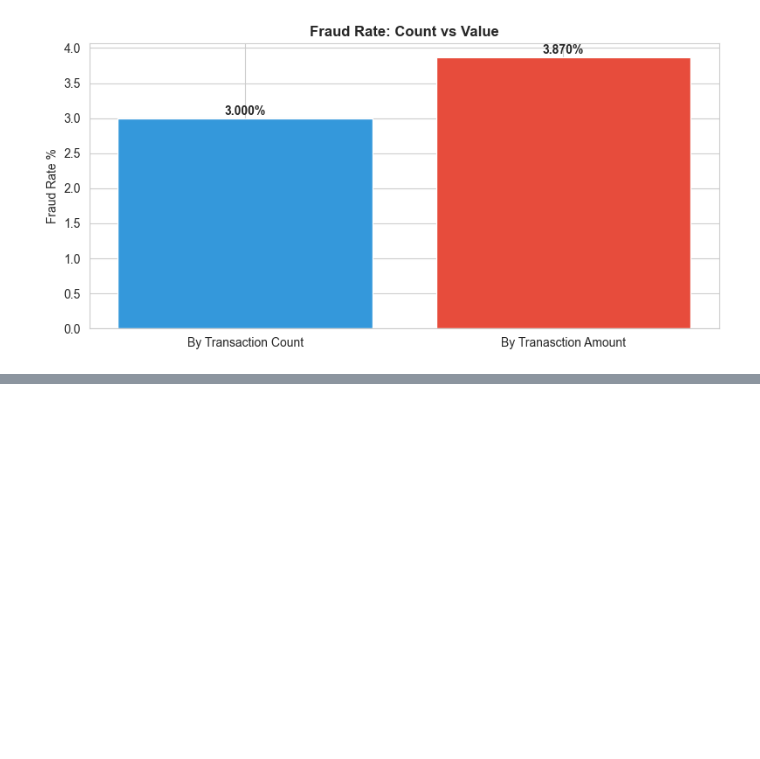
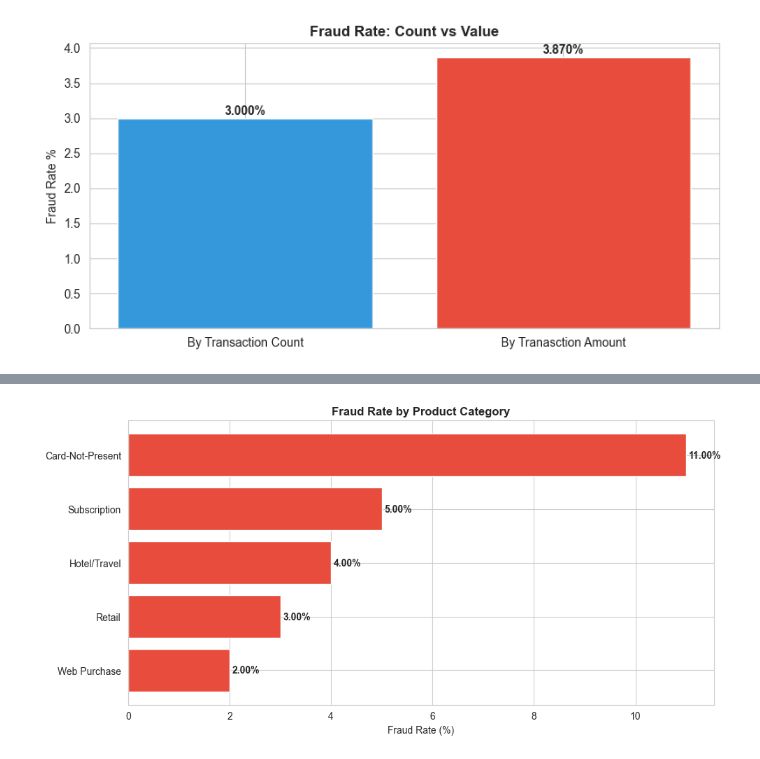
Before and after one commit to ShenbagaArunK/Credit-card-risk-analytics-sql-python, a Jupyter notebook: notebooks/02_phase1_fraud_landscape.ipynb, the cells around one changed output, grey strips where cells are left out. Cells and saved outputs as stored; diff of their text form; code cells hidden in the pictures; blank space fills up the shorter version.

Commit message:
Query_2 Updated

```diff
--- a/notebooks/02_phase1_fraud_landscape.ipynb
+++ b/notebooks/02_phase1_fraud_landscape.ipynb
@@ -101,0 +105,21 @@ plt.show()
+# %%
+# -- fraud_rate by product category
+
+query_2 ="""
+select
+		p.product_category,
+		count(*) 										as txn_count,
+		count(*) filter (where f.is_fraud)				as fraud_count,
+		round(100 * count(*) filter (where f.is_fraud)
+						/count(*),2)					as fraud_rate_pct,
+
+		round(sum(f.transaction_amt),2)							as total_amount,
+		round(sum(f.transaction_amt) filter(where is_fraud),2)	as fraud_amount
+from fraud_dw.fact_transactions f
+left join fraud_dw.dim_product p
+on f.product_id = p.product_id
+group by p.product_category
+order by fraud_rate_pct desc;
+"""
+df2 = pd.read_sql(query_2,engine)
+df2
@@ -101,0 +133,18 @@ plt.show()
+# %%
+fig, ax = plt.subplots(figsize=(10, 5))
+
+bars = ax.barh(df2['product_category'], df2['fraud_rate_pct'], color='#e74c3c')
+ax.set_xlabel('Fraud Rate (%)')
+ax.set_title('Fraud Rate by Product Category', fontsize=12, fontweight='bold')
+ax.invert_yaxis()  # highest at top
+
+# Add value labels
+for bar, rate in zip(bars, df2['fraud_rate_pct']):
+    ax.text(bar.get_width() + 0.05, bar.get_y() + bar.get_height()/2,
+            f'{rate:.2f}%', va='center', fontweight='bold')
+
+plt.tight_layout()
+plt.savefig('visuals/phase1_q2_fraud_by_product.png', bbox_inches='tight')
+plt.show()
+# %% [output]
+[figure, added]
```
Also changed, not shown: parts of 4 cells of this notebook, 1 other file.
